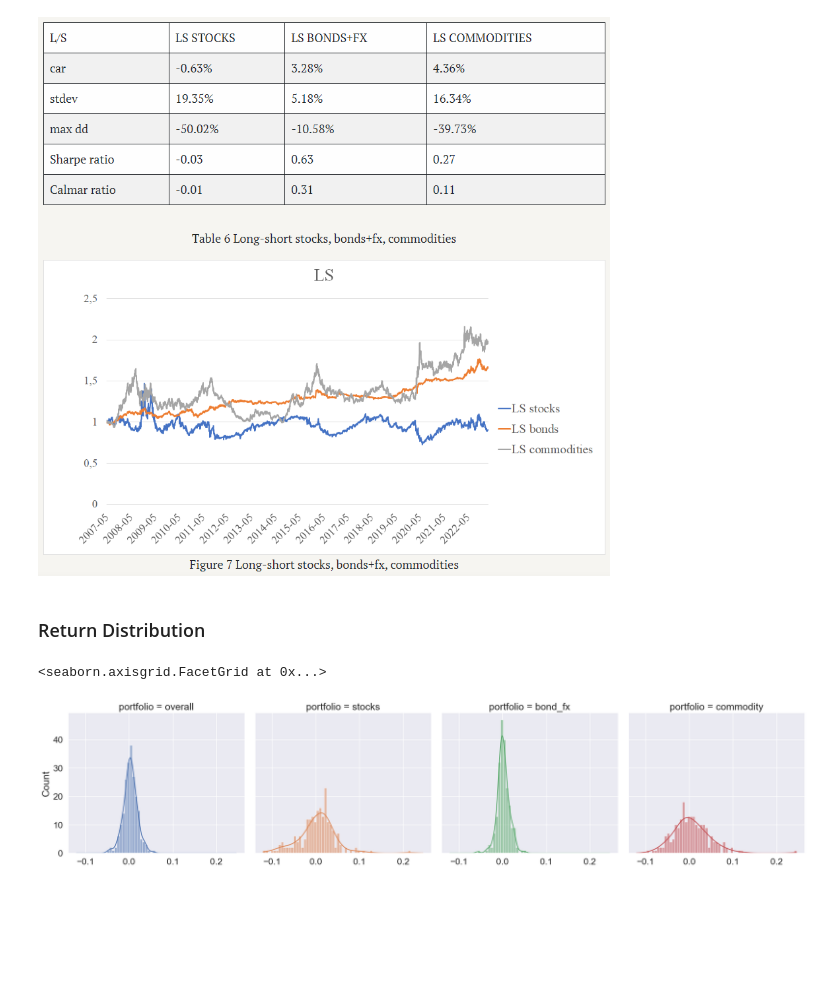
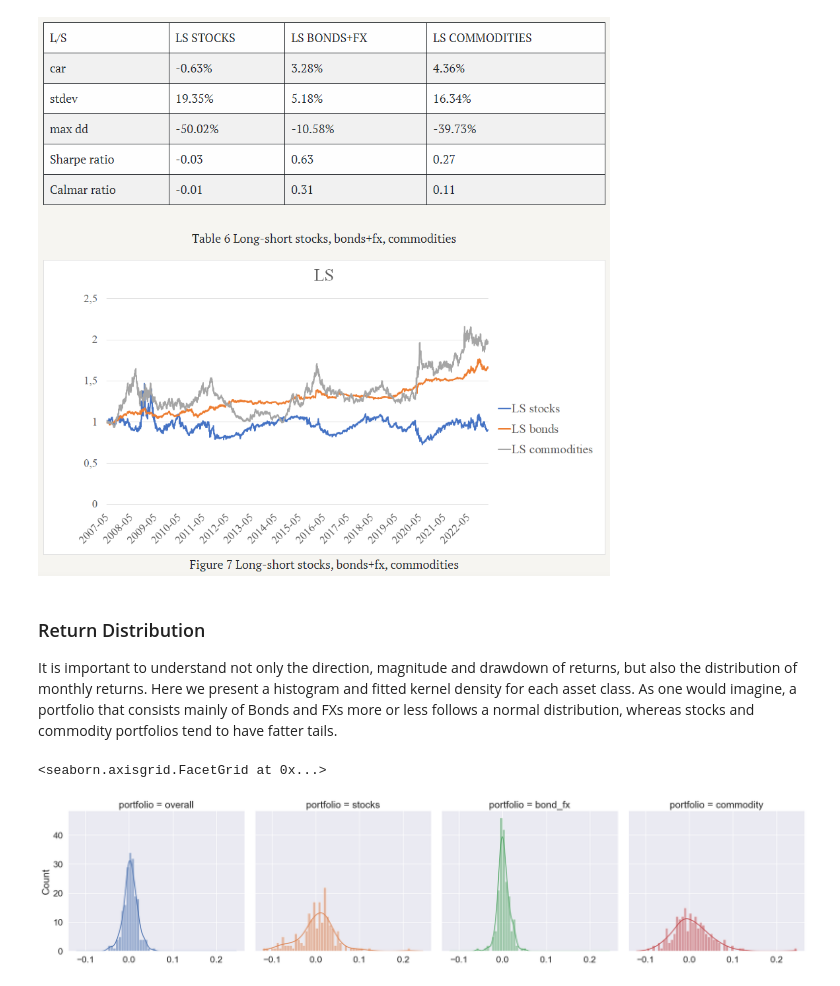
Before and after one commit to shaoyuliu98/Quantitative-Research, a Jupyter notebook: strategy_replication/CTA Momentum using ETF.ipynb, the cells around one changed output. Saved outputs shown, nothing was run; the diff lists cells and outputs as text; code cells hidden in the pictures; blank space fills up the shorter version.

```diff
--- a/strategy_replication/CTA Momentum using ETF.ipynb
+++ b/strategy_replication/CTA Momentum using ETF.ipynb
@@ -89,6 +89,7 @@ all_return_perf.columns = ['overall', 'stocks', 'bond_fx', 'commodity']
 # %%
 print(tabulate(all_return_perf[['overall']],headers='keys', tablefmt='rst',stralign='center'))
 
+sns.set(font_scale=1)
 %matplotlib inline
 np.exp(all_return['overall'].cumsum().loc[:cut_off]).plot(figsize = (12,3))
 plt.show()
@@ -122,6 +123,7 @@ display.Image('./miscellaneous/cta_long_short_portfolio_quantpedia.png',width=60
 print(tabulate(all_return_perf[[ 'stocks', 'bond_fx', 'commodity']],headers='keys', tablefmt='rst',stralign='center'))
 
 %matplotlib inline
+sns.set(font_scale=1)
 np.exp(all_return[[ 'stocks', 'bond_fx', 'commodity']].cumsum().loc[:cut_off]).plot(figsize = (12,3))
 plt.show()
 # %% [output]
@@ -149,3 +151,4 @@ display.Image('./miscellaneous/cta_long_short_sub_quantpedia.png',width=600,heig
 [figure]
 # %% [markdown]
 ### Return Distribution
+It is important to understand not only the direction, magnitude and drawdown of returns, but also the distribution of monthly returns. Here we present a histogram and fitted kernel density for each asset class. As one would imagine, a portfolio that consists mainly of Bonds and FXs more or less follows a normal distribution, whereas stocks and commodity portfolios tend to have fatter tails.
@@ -155,6 +155,9 @@ sns.set(font_scale=1.5)
 # %%
-return_dist = pd.DataFrame(all_return.stack()).reset_index().rename({'level_1':'portfolio',0:'log_return'},axis=1)
+sns.set_style('white')
+sns.set(font_scale=1.5)
+
+return_dist = pd.DataFrame(all_return.loc[:cut_off].stack()).reset_index().rename({'level_1':'portfolio',0:'log_return'},axis=1)
 sns.displot(data=return_dist, col='portfolio', x='log_return', hue='portfolio', legend=False, kde=True).set(xlabel=None)
 # %% [output]
 <seaborn.axisgrid.FacetGrid at 0x...>
-[figure, old version]
+[figure, new version]
```
Also changed, not shown: parts of 6 cells of this notebook.
